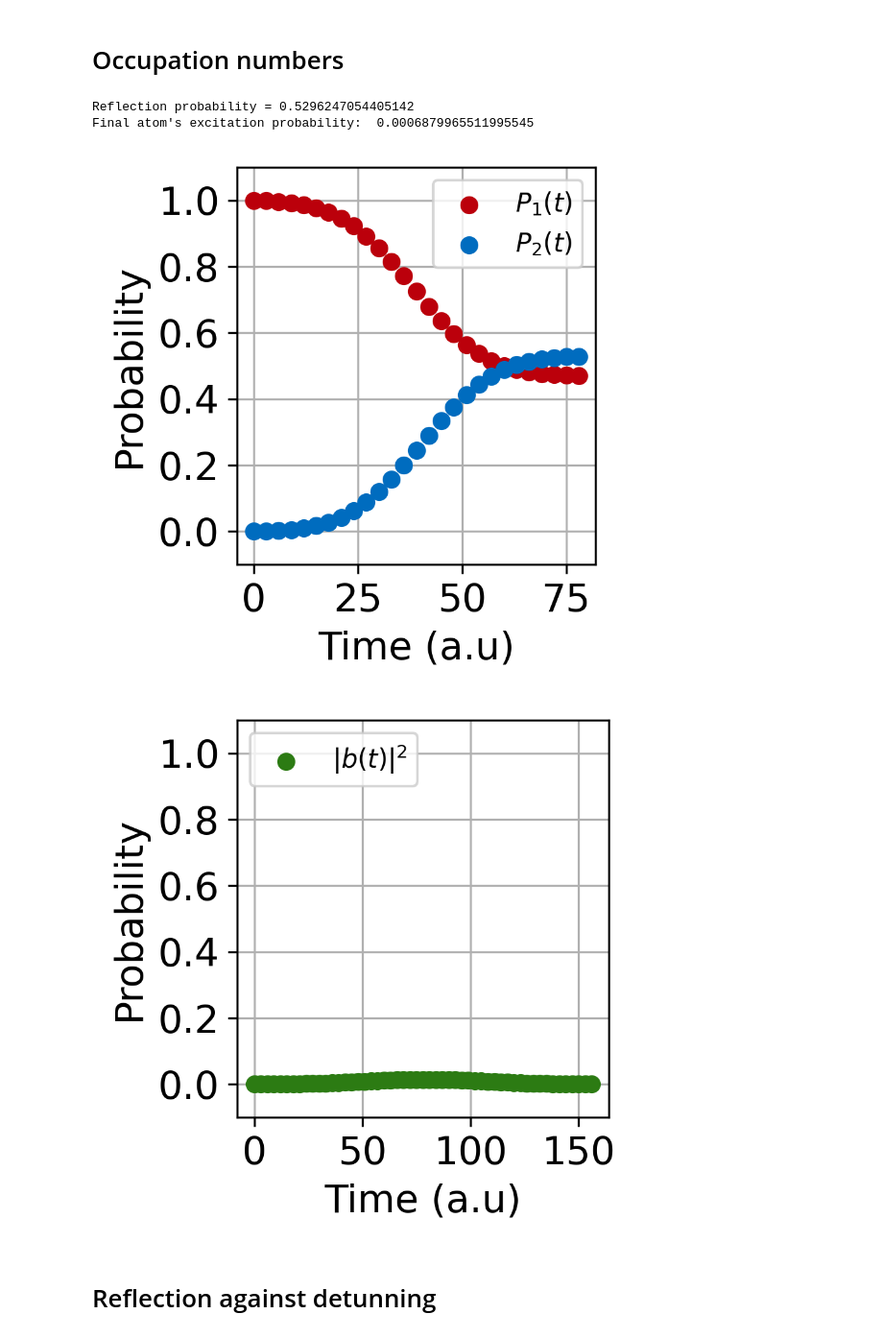
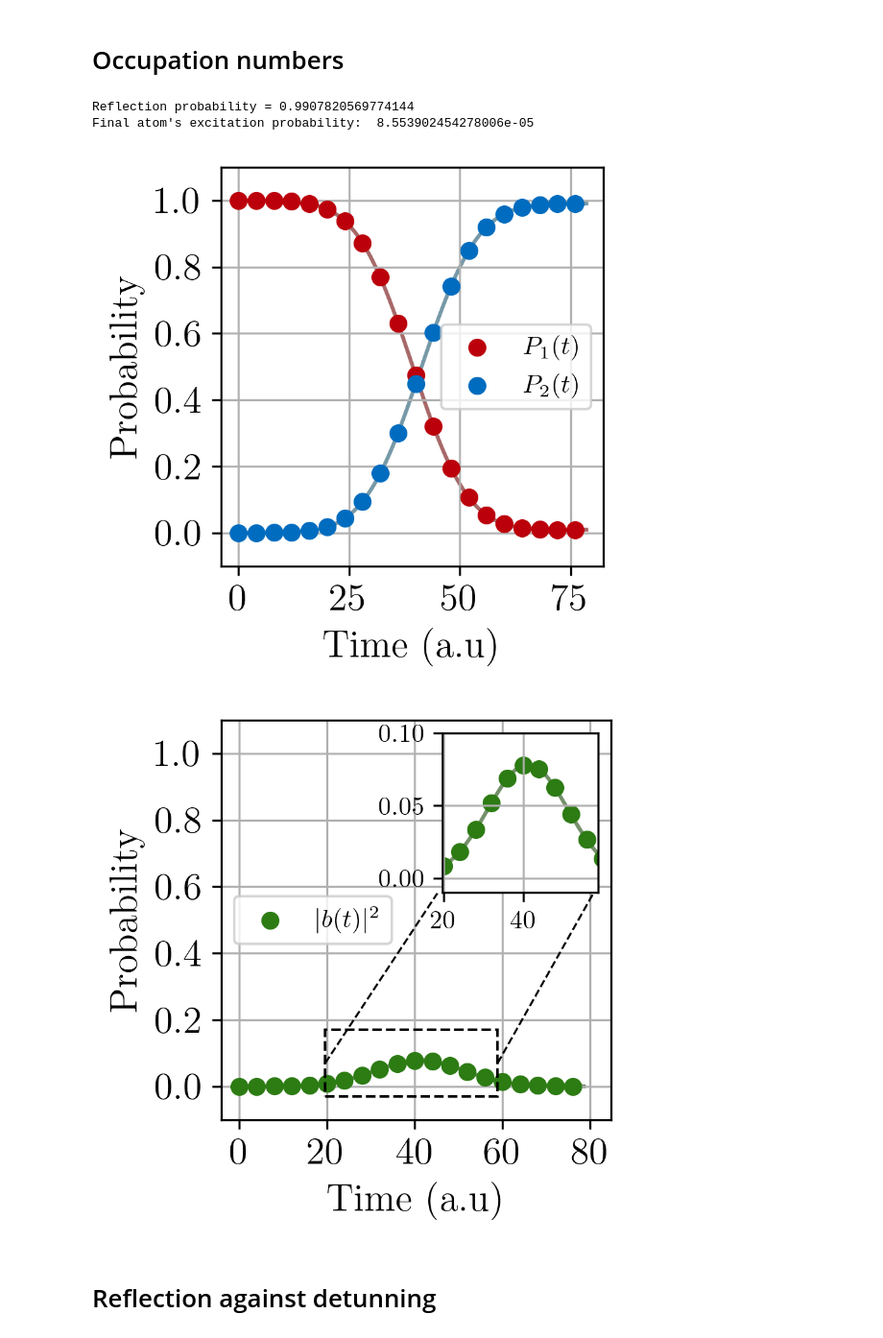
Before and after one commit to rpiron/multimode_photonic_entanglement, a Jupyter notebook: finite_cutoff_renormalization/callibration_single_photon.ipynb, the cells around one changed output. Shown: that part at 96% size. Drawn from its saved outputs; the diff is of its cells as text; code cells hidden in the pictures.

Commit message:
Proper figures single photon callibration

```diff
--- a/finite_cutoff_renormalization/callibration_single_photon.ipynb
+++ b/finite_cutoff_renormalization/callibration_single_photon.ipynb
@@ -13,7 +13,7 @@ resol = 300
 pi = np.pi
 version_table()
 
-#plt.rcParams.update({
-#    "text.usetex": True,
-#    "font.family": "serif"
-#})
+plt.rcParams.update({
+    "text.usetex": True,
+    "font.family": "serif"
+})
@@ -253,8 +250,8 @@ Value of gamma 1 and sigma_momentum =  0.05092958178940651
 # %%
-recover_example = False
+recover_example = True
 
 if recover_example:
-    param_file = f"callibration_example_param.csv"
+    param_file = f"single_photon_example_param.csv"
     df = pd.read_csv(param_file)
 
     L = df['L'][0]
@@ -264,16 +261,16 @@ if recover_example:
     omega_A = df['omega_A'][0]
     omega_max = df['omega_max'][0]
     gamma = df['gamma'][0]
-    sigma = df['sigma'][0]
+    delta_k = df['delta_k'][0]
     x_0 = -L/4
 
-c_array, b_array, k_tab = get_data_mirror_fast(L, T, dt, omega_0, omega_A, omega_max, gamma, sigma, x_0, print_nb_modes=True)
+c_array, b_array, k_tab = get_data_mirror_fast(L, T, dt, omega_0, omega_A, omega_max, gamma, delta_k, x_0, print_nb_modes=True)
 
 #ED comparision
-ed = False
+ed = True
 
 if ed:
     dt_ed = 0.01
     print("Exact diagonalization...")
-    times_ed, state_list_ed = get_data_mirror_ed(L, T, dt_ed, omega_0, omega_A, omega_max, gamma, sigma, x_0, print_nb_modes = True)
+    times_ed, state_list_ed = get_data_mirror_ed(L, T, dt, omega_0, omega_A, omega_max, gamma, delta_k, x_0, print_nb_modes = True)
 # %% [output]
@@ -315,7 +328,7 @@ print("Final atom's excitation probability: ", 1-p_1[-1]-p_2[-1])
 
 fig, ax = plt.subplots(1,1, figsize=(3,3), dpi=resol)
 
-step_to_show = 300
+step_to_show = 400
 
 ax.scatter(time_array[::step_to_show], p_1[::step_to_show], label=r'$P_1(t)$', color='#bb000b', zorder = 1)
 ax.scatter(time_array[::step_to_show], p_2[::step_to_show], label=r'$P_2(t)$', color='#006cbf', zorder=1)
@@ -341,58 +354,60 @@ ax.grid()
 ax.set_axisbelow(True)
 
 plt.tight_layout()
-#plt.savefig("./fig/one_photon_ex_p1p2.pdf")
+plt.savefig("./fig/one_photon_ex_p1p2.pdf")
 plt.show()
 # %% [output]
-Reflection probability = 0.5296247054405142
-Final atom's excitation probability:  0.0006879965511995545
+Reflection probability = 0.9907820569774144
+Final atom's excitation probability:  8.553902454278006e-05
-[figure, old version]
+[figure, new version]
 # %%
 fig, ax = plt.subplots(1,1, figsize=(3,3), dpi=resol)
 
-step_to_show = 300
+step_to_show = 400
 ax.scatter(time_array[::step_to_show], p_atom[::step_to_show], label=r'$|b(t)|^2$', color='#2c7b13')
-ax.plot(times_ed, p_atom_ed,color='#174708', alpha=0.6, zorder=-1)
+
+if ed:
+    ax.plot(times_ed, p_atom_ed,color='#174708', alpha=0.6, zorder=-1)
 
 
 #ax.set_ylim(-0.1,1.1)
 ax.set_xlabel('Time (a.u)')
 ax.set_ylabel('Probability')
 
 #font size
 for item in [ax.xaxis.label, ax.yaxis.label]:
     item.set_fontsize(15)
 
 for item in (ax.get_xticklabels() + ax.get_yticklabels()):
     item.set_fontsize(15)
 
 
 ax.grid()
 ax.set_axisbelow(True)
 ax.set_ylim(-0.1,1.1)
 
 
 # Create an inset axes [x0, y0, width, height] in axes coordinates
-#axins = inset_axes(ax, width="40%", height="40%", loc='upper right')
+axins = inset_axes(ax, width="40%", height="40%", loc='upper right')
 
 # Zoom range near zero
-#axins.scatter(time_array[::step_to_show], p_atom[::step_to_show], color='#2c7b13')
-#axins.plot(times_ed, p_atom_ed,color='#174708', alpha=0.6, zorder=-1)
-#axins.set_xlim(L/8, 3*L/8)
-#axins.set_ylim(-0.01, 0.04)  # slightly higher for clarity
-#axins.grid()
+axins.scatter(time_array[::step_to_show], p_atom[::step_to_show], color='#2c7b13')
+axins.plot(times_ed, p_atom_ed,color='#174708', alpha=0.6, zorder=-1)
+axins.set_xlim(L/8, 3*L/8)
+axins.set_ylim(-0.01, 0.1)  # slightly higher for clarity
+axins.grid()
 
-#rect = Rectangle((L/8, -0.03), L/4, 0.1, linewidth=1, edgecolor='black', linestyle='--', facecolor='none')
-#ax.add_patch(rect)
-#ax.plot([L/8, 1.15*L/4], [0.07, 0.58], '--', color='black', lw=0.8)
-#ax.plot([3*L/8, 1.37*3*L/8], [0.07, 0.58], '--', color='black', lw=0.8)
+rect = Rectangle((L/8, -0.03), L/4, 0.2, linewidth=1, edgecolor='black', linestyle='--', facecolor='none')
+ax.add_patch(rect)
+ax.plot([L/8, 1.15*L/4], [0.07, 0.58], '--', color='black', lw=0.8)
+ax.plot([3*L/8, 1.37*3*L/8], [0.07, 0.58], '--', color='black', lw=0.8)
 
-ax.legend(prop={'size': 10}, loc="upper left")
+ax.legend(prop={'size': 10}, loc="center left")
 
 plt.tight_layout()
-#plt.savefig("./fig/one_photon_ex_b.pdf")
+plt.savefig("./fig/one_photon_ex_b.pdf")
 plt.show()
 # %% [output]
-[figure, old version]
+[figure, new version]
 # %% [markdown]
 <h1> Reflection against detunning </h1>
```
Also changed, not shown: parts of 25 cells of this notebook, 24 other files.
